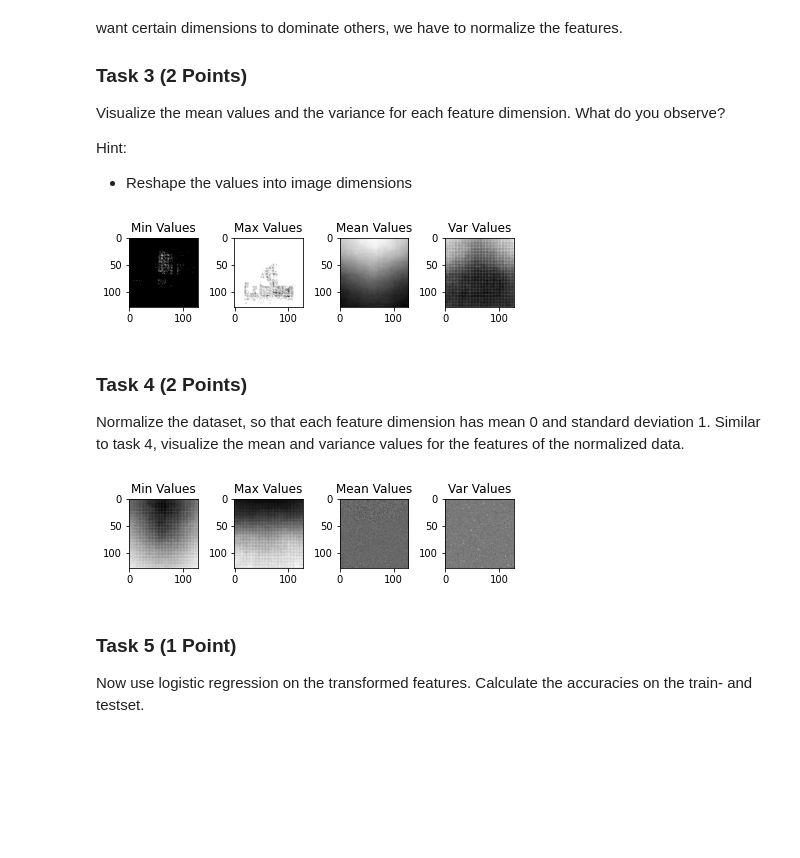
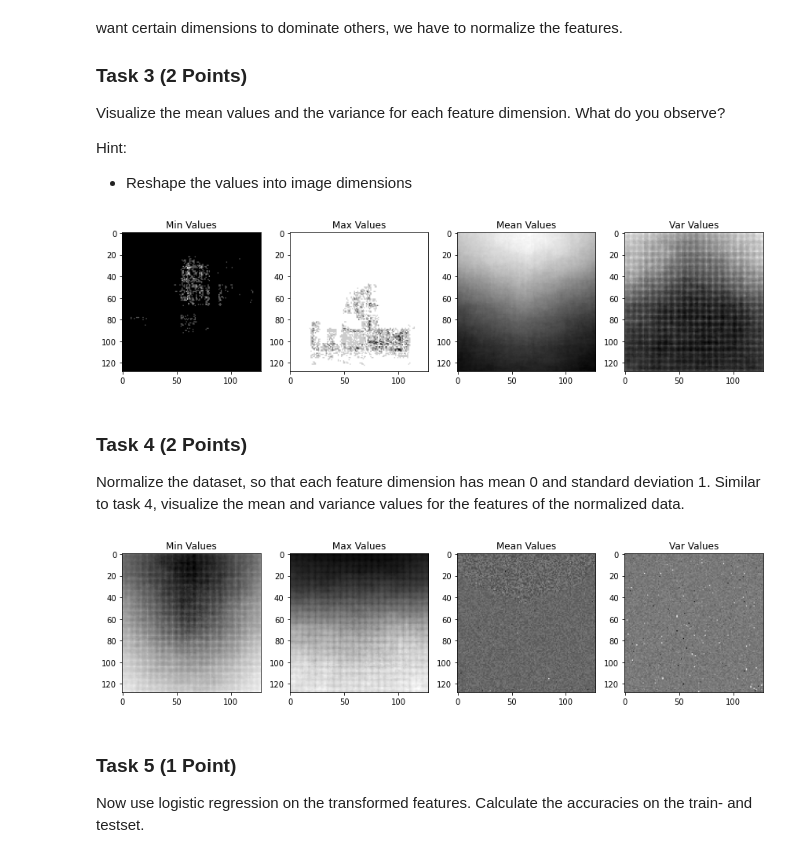
Before and after one commit to matthiasware/AGDML, a Jupyter notebook: exercise_5/solution.ipynb, the cells around one changed output. Saved outputs shown, nothing was run; the diff lists cells and outputs as text; code cells hidden in the pictures; blank space fills up the shorter version.

```diff
--- a/exercise_5/solution.ipynb
+++ b/exercise_5/solution.ipynb
@@ -124,25 +123,24 @@ Hint:
 - Reshape the values into image dimensions
 # %%
 # TODO: Visualize mean and variance of pixel features
-# calculate means and variances (1 Point)
-# display means and variances (1 Point)
+fs = 3
 min_img = np.min(X_train, axis=0)
 max_img = np.max(X_train, axis=0)
 mean_img = np.mean(X_train, axis=0)
 std_img = np.var(X_train, axis=0)
 
-fig, axs = plt.subplots(nrows=1, ncols=4)
+fig, axs = plt.subplots(nrows=1, ncols=4, figsize=(4*fs,fs))
 axs[0].imshow(min_img.reshape((128,128)), cmap='gray')
 axs[0].set_title('Min Values')
 axs[1].imshow(max_img.reshape((128,128)), cmap='gray')
 axs[1].set_title('Max Values')
 axs[2].imshow(mean_img.reshape((128,128)), cmap='gray')
 axs[2].set_title('Mean Values')
 axs[3].imshow(std_img.reshape((128,128)), cmap='gray')
 axs[3].set_title('Var Values')
 plt.tight_layout()
 # %% [output]
-[figure, old version]
+[figure, new version]
 # %% [markdown]
 ### Task 4 (2 Points)
 
@@ -150,27 +148,25 @@ Normalize the dataset, so that each feature dimension has mean 0 and standard de
 Similar to task 4, visualize the mean and variance values for the features of the normalized data.
 # %%
 def transform_norm(X, mean, std):
-    # TODO: implement normalization (1 Point)
-    mean = np.mean(X_train, axis=0)
-    std = np.std(X_train, axis=0)
+    # TODO: implement normalization
     return (X-mean)/std
 
-# TODO: estimate mu and sigma^2 (1 Point)
+# TODO: estimate mu and sigma^2
 mean = np.mean(X_train, axis=0)
 std = np.std(X_train, axis=0)
 
-# TODO: normalize train images, test images (1 Point)
+# TODO: normalize train images, test images
 X_train_scaled = transform_norm(X_train, mean, std)
 X_test_scaled = transform_norm(X_test, mean, std)
 
 
-# TODO: visualize mean and variance of normalized pixel features (1 Point)
+# TODO: visualize mean and variance of normalized pixel features
 min_img = np.min(X_train_scaled, axis=0)
 max_img = np.max(X_train_scaled, axis=0)
 mean_img = np.mean(X_train_scaled, axis=0)
 std_img = np.var(X_train_scaled, axis=0)
 
-fig, axs = plt.subplots(nrows=1, ncols=4)
+fig, axs = plt.subplots(nrows=1, ncols=4, figsize=(4*fs, fs))
 axs[0].imshow(min_img.reshape((128,128)), cmap='gray')
 axs[0].set_title('Min Values')
 axs[1].imshow(max_img.reshape((128,128)), cmap='gray')
@@ -181,7 +177,7 @@ axs[3].imshow(std_img.reshape((128,128)), cmap='gray')
 axs[3].set_title('Var Values')
 plt.tight_layout()
 # %% [output]
-[figure, old version]
+[figure, new version]
 # %% [markdown]
 ### Task 5 (1 Point)
 Now use logistic regression on the transformed features. Calculate the accuracies on the train- and testset.
```
Also changed, not shown: parts of 10 cells of this notebook, 20 other files.
